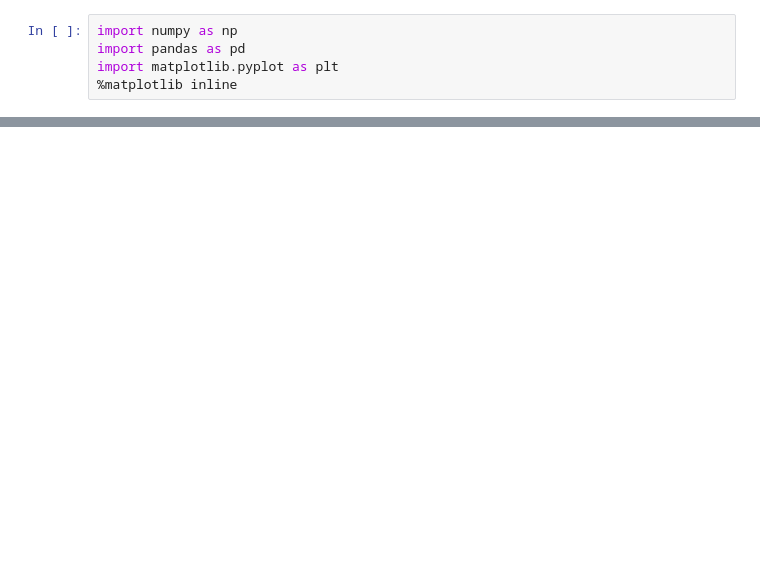
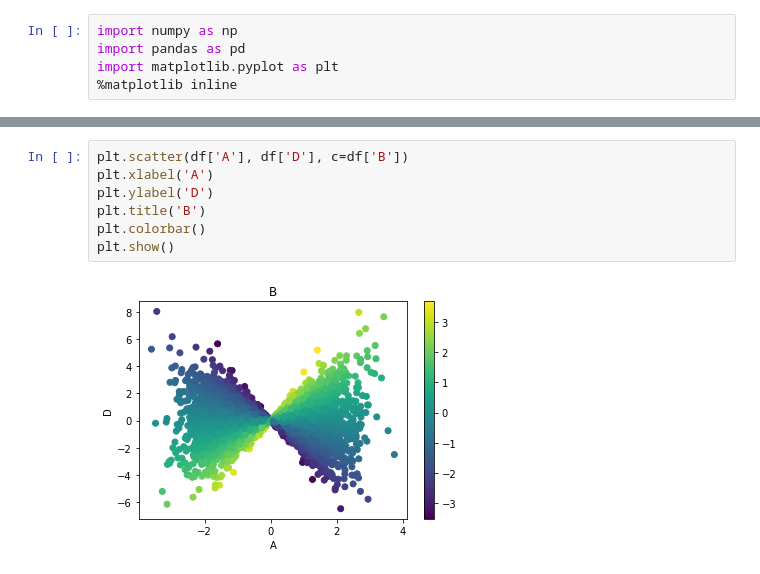
Before and after one commit to thinkful-dsi-cassowary/dsi3_student_pair_work, a Jupyter notebook: example_folder/example_notebook.ipynb, the cells around one changed output, grey strips where cells are left out. Drawn from its saved outputs; the diff is of its cells as text; blank space fills up the shorter version.

Commit message:
Created scatter plot

```diff
--- a/example_folder/example_notebook.ipynb
+++ b/example_folder/example_notebook.ipynb
@@ -26,0 +27,9 @@ plt.show()
+# %%
+plt.scatter(df['A'], df['D'], c=df['B'])
+plt.xlabel('A')
+plt.ylabel('D')
+plt.title('B')
+plt.colorbar()
+plt.show()
+# %% [output]
+[figure, added]
```
Also changed, not shown: parts of 2 cells of this notebook.
